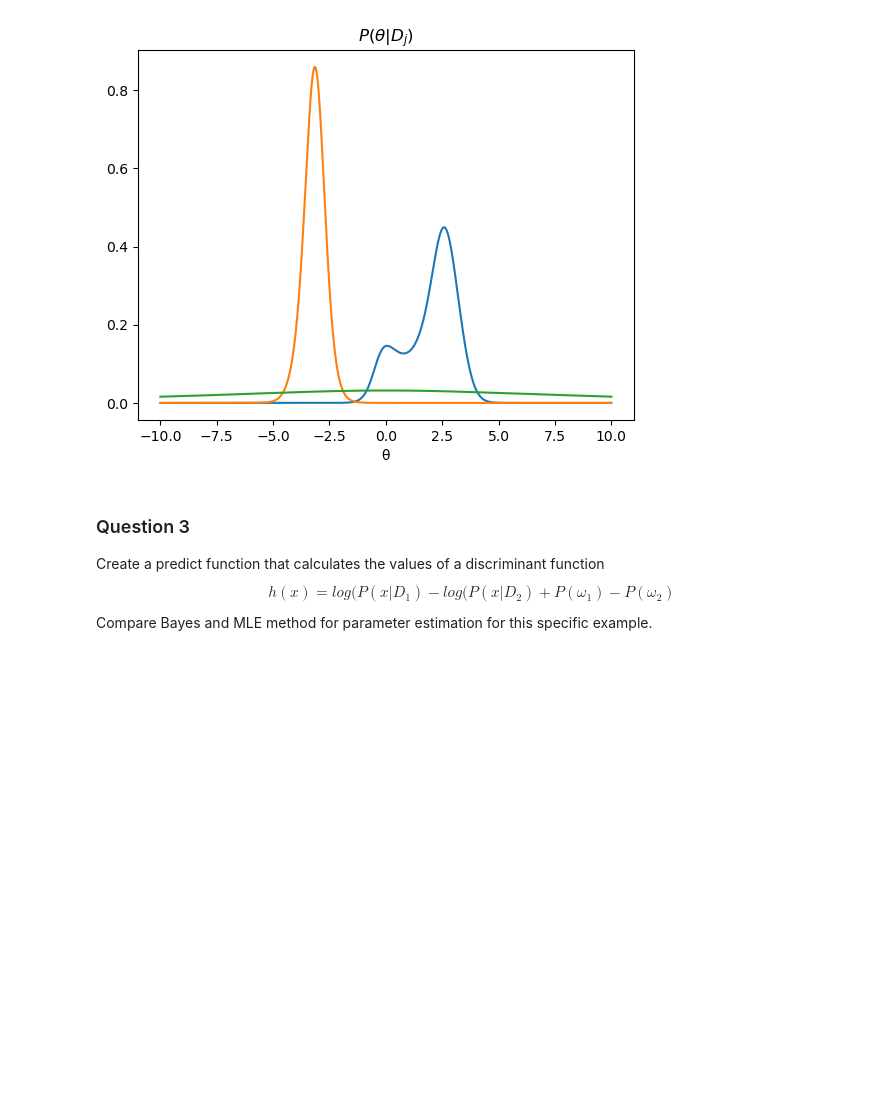
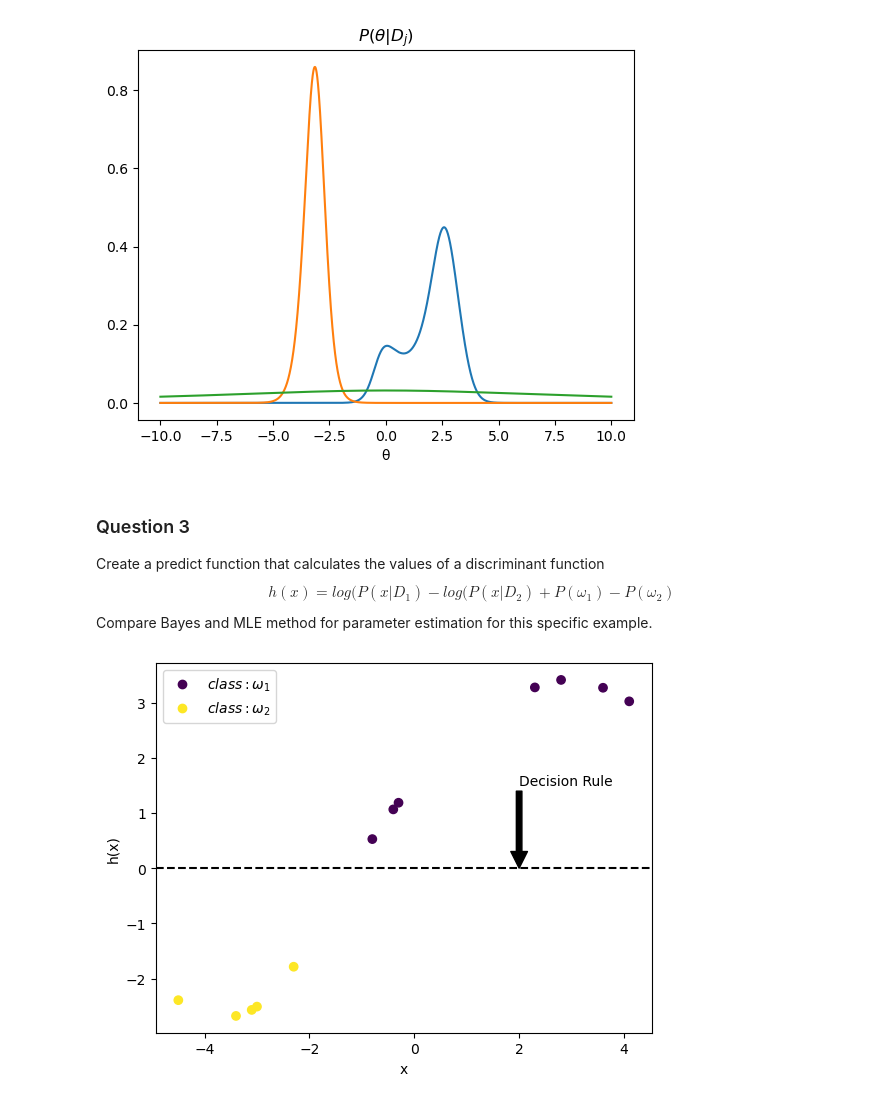
Before and after one commit to SkiadasGiorgos/pattern_recognition, a Jupyter notebook: 2nd-assignment.ipynb, the cells around one changed output. Cells and saved outputs as stored; diff of their text form; code cells hidden in the pictures; blank space fills up the shorter version.

```diff
--- a/2nd-assignment.ipynb
+++ b/2nd-assignment.ipynb
@@ -171,3 +185,58 @@ plt.show()
 
 Create a predict function that calculates the values of a discriminant function $$h(x) = log(P(x|D_1) - log(P(x|D_2) + P(\omega_1) - P(\omega_2)$$
 Compare Bayes and MLE method for parameter estimation for this specific example.
+# %%
+def probability_density_function(theta, d1, d2, posterior1, posterior2):
+    prob_distr = []
+    # one array to store distribution values, in order not to concatenate two arrays later.
+    for x in d1:
+        prob_distr.append(probability_distribution(x, theta))
+    for x in d2:
+        prob_distr.append(probability_distribution(x, theta))
+
+    d1_pdf = np.trapz(np.multiply(prob_distr, posterior1), x=theta)
+    d2_pdf = np.trapz(np.multiply(prob_distr, posterior2), x=theta)
+
+    return d1_pdf, d2_pdf
+
+
+d1_pdf, d2_pdf = probability_density_function(theta_array, d1, d2, posterior1, posterior2)
+
+
+def predict_part2(d1_pdf, d2_pdf, priori_1, priori_2, d):
+    class_1 = []
+    class_2 = []
+    values_class_1 = []
+    values_class_2 = []
+    for i in range(d1_pdf.shape[0]):
+        discriminant_function = np.log(d1_pdf[i]) - np.log(d2_pdf[i]) + np.log(priori_1) - np.log(priori_2)
+        if discriminant_function > 0:
+            class_1.append(d[i])
+            values_class_1.append(discriminant_function)
+        else:
+            class_2.append(d[i])
+            values_class_2.append(discriminant_function)
+    return class_1, class_2, values_class_1, values_class_2
+
+
+class_1, class_2, values_class_1, values_class_2 = predict_part2(d1_pdf, d2_pdf, a_priori_1, a_priori_2,
+                                                                 np.concatenate((d1, d2)))
+
+color_class_1 = color_assignment(class_1, d1, d2)
+color_class_2 = color_assignment(class_2, d1, d2)
+
+colors = np.concatenate((color_class_1, color_class_2))
+
+labels = ['$ class: \omega_1$', '$ class: \omega_2$']
+
+fig, ax = plt.subplots()
+scatter = ax.scatter(np.concatenate((class_1, class_2)), np.concatenate((values_class_1, values_class_2)), c=colors)
+ax.axhline(y=0, color="black", linestyle='--')
+ax.set_xlabel('x')
+ax.set_ylabel('h(x)')
+ax.annotate("Decision Rule", xy=(2, 0), xytext=(2, 1.5), arrowprops=dict(facecolor='black', shrink=0.0001))
+handles = scatter.legend_elements(num=[0, 1])[0]
+ax.legend(handles=handles, labels=labels)
+plt.show()
+# %% [output]
+[figure, added]
```
Also changed, not shown: parts of 4 cells of this notebook.
